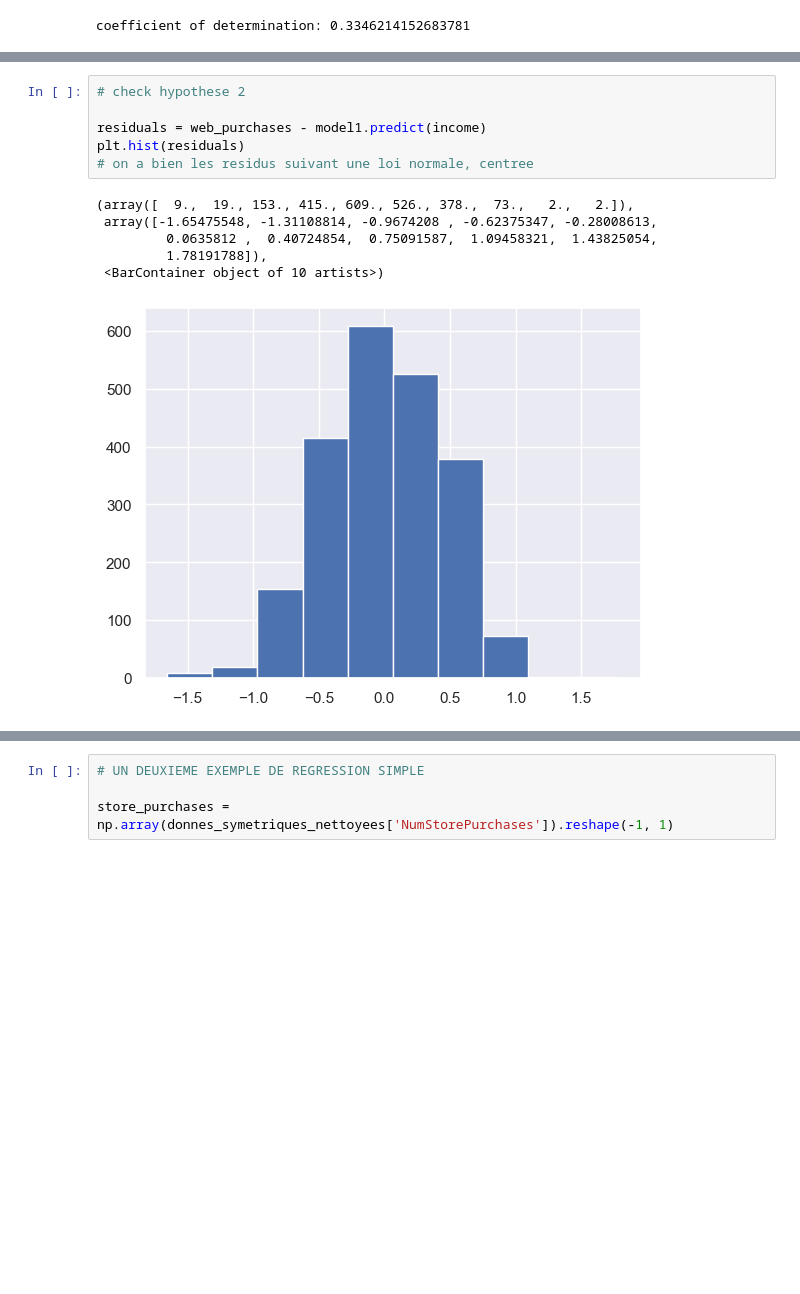
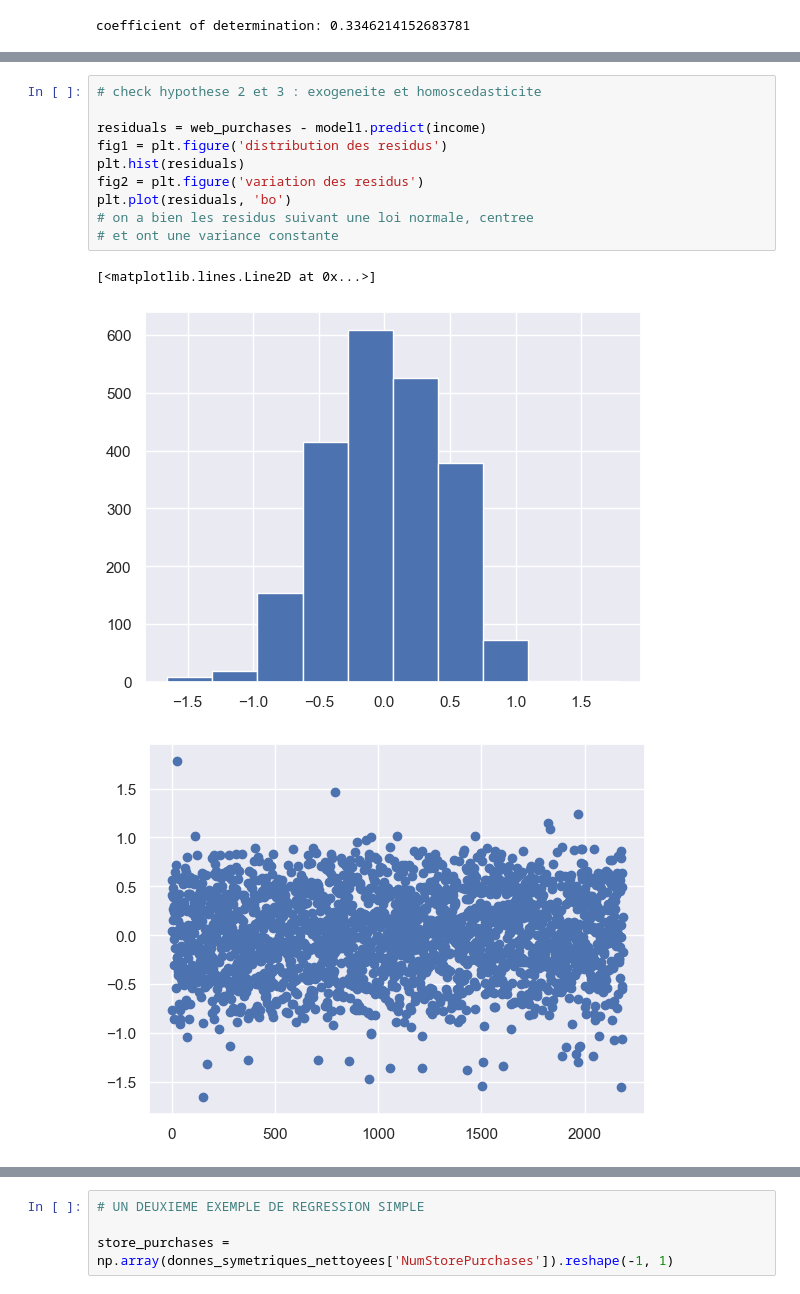
Before and after one commit to Ab2nour/customer-base-analysis, a Jupyter notebook: presentation.ipynb, the cells around one changed output, grey strips where cells are left out. Cells and saved outputs as stored; diff of their text form; blank space fills up the shorter version.

```diff
--- a/presentation.ipynb
+++ b/presentation.ipynb
@@ -632,14 +638,15 @@ coefficient of determination: 0.3346214152683781
 # %%
-# check hypothese 2
+# check hypothese 2 et 3 : exogeneite et homoscedasticite
 
 residuals = web_purchases - model1.predict(income)
+fig1 = plt.figure('distribution des residus')
 plt.hist(residuals)
+fig2 = plt.figure('variation des residus')
+plt.plot(residuals, 'bo')
 # on a bien les residus suivant une loi normale, centree
+# et ont une variance constante
 # %% [output]
-(array([  9.,  19., 153., 415., 609., 526., 378.,  73.,   2.,   2.]),
- array([-1.65475548, -1.31108814, -0.9674208 , -0.62375347, -0.28008613,
-         0.0635812 ,  0.40724854,  0.75091587,  1.09458321,  1.43825054,
-         1.78191788]),
- <BarContainer object of 10 artists>)
+[<matplotlib.lines.Line2D at 0x...>]
 [figure]
+[figure, added]
 # %%
```
Also changed, not shown: parts of 12 cells of this notebook.
